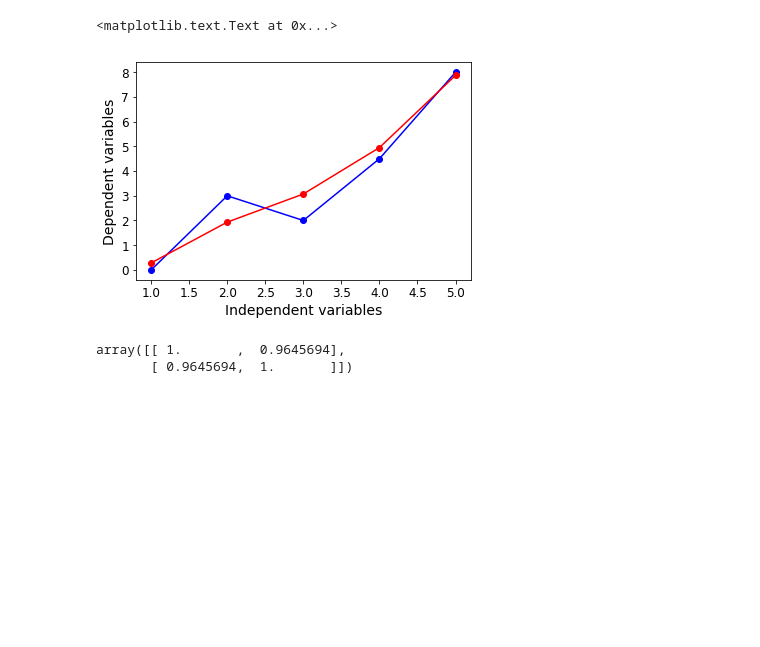
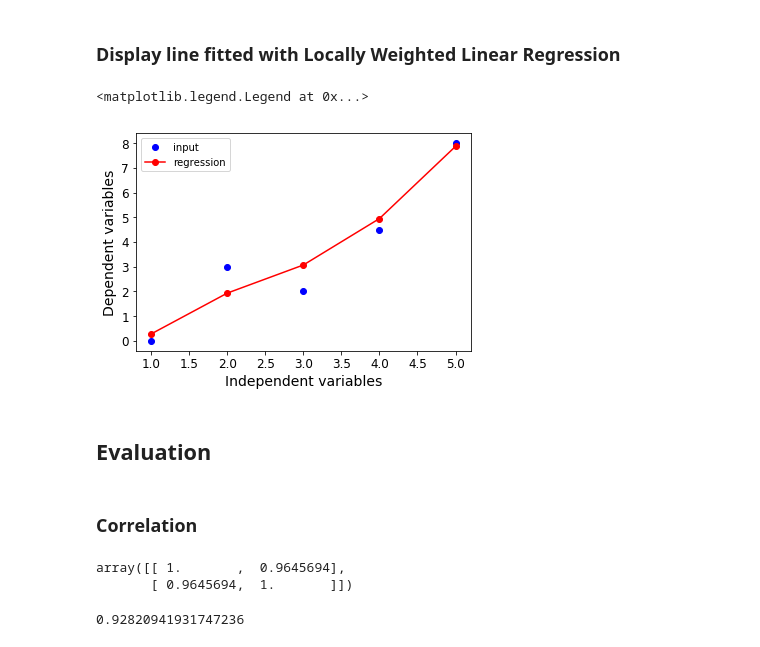
Before and after one commit to martinkersner/regression-meetup, a Jupyter notebook: LocallyWeightedLinearRegression.ipynb, the cells around one changed output. Saved outputs shown, nothing was run; the diff lists cells and outputs as text; code cells hidden in the pictures; blank space fills up the shorter version.

```diff
--- a/LocallyWeightedLinearRegression.ipynb
+++ b/LocallyWeightedLinearRegression.ipynb
@@ -11,6 +21,6 @@ plt.rcParams['ytick.labelsize'] = 12
 # %%
-X = np.matrix([[1], [2], [3], [4], [5]])
-y = np.matrix([[0], [3], [2], [4.5], [8]])
+X = np.matrix([[1, 2, 3, 4, 5]]).T
+y = np.matrix([[0, 3, 2, 4.5, 8]]).T
 
 # If features were not standardized, we have to add ones as a first column to data matrix
 X = np.c_[np.ones(X.shape[0]), X]
@@ -29,27 +100,12 @@ $w(i,i) = exp(\frac{|x^{i}-x|}{-2k^2})$
 # %%
 # Inspired by book Machine Learning in Action, Peter Harrington
-def gaussian(X, k=1.0):
-    return np.asscalar(np.exp(X*X.T / (-2.0*k**2)))
+def lwlr(X, y, X_i):
+    """Compute Locally Weighted Linear Regression.
 
-def create_kernel(X, X_i):
-    """
-    X    data matrix
-    X_i  data point
-    """
-    def apply_kernel(X_j):
-        diff_mat = X_j - X_i
-        return gaussian(diff_mat)
-
-    w = np.apply_along_axis(apply_kernel, axis=1, arr=X)
-
-    return np.diag(w)
-
-def lwlr(X, y, X_i):
-    """
-    Compute locally weighted linear regression.
-    X_i  data point
+    Args
     X    data matrix
     y    labels
+    X_i  data point
     """
     W = create_kernel(X, X_i)
 
@@ -69,29 +125,40 @@ def test_lwlr(X, y, X_test):
     y       labels
     X_test  test data matrix
     """
-    def lwlr_apply(row):
-        return np.asscalar(lwlr(X, y, row))
+    def lwlr_apply(X_row):
+        return np.asscalar(lwlr(X, y, X_row))
 
     y_hat = np.apply_along_axis(lwlr_apply, axis=1, arr=X_test)
 
     return np.array(y_hat)
 # %%
 y_hat = test_lwlr(X, y, X)
+# %% [markdown]
+### Display line fitted with Locally Weighted Linear Regression
 # %%
 srt_idx = X[:, 1].argsort(0)
 x_sort  = X[srt_idx][:, 0, :]
 
 fig = plt.figure()
 ax = fig.add_subplot(111)
-ax.plot(X[:,1], y,  marker='o', linestyle='-', color='b')
-ax.plot(x_sort[:, 1], y_hat[srt_idx],  marker='o', linestyle='-', color='r')
+ax.plot(X[:,1], y,  marker='o', linestyle='', color='b', label="input")
+ax.plot(x_sort[:, 1], y_hat[srt_idx],  marker='o', linestyle='-', color='r', label="regression")
 plt.ylabel('Dependent variables')
 plt.xlabel('Independent variables')
+plt.legend()
 # %% [output]
-<matplotlib.text.Text at 0x...>
+<matplotlib.legend.Legend at 0x...>
-[figure, old version]
+[figure, new version]
+# %% [markdown]
+## Evaluation
+# %% [markdown]
+### Correlation
 # %%
 np.corrcoef(np.transpose(y), np.transpose(y_hat))
 # %% [output]
 array([[ 1.       ,  0.9645694],
        [ 0.9645694,  1.       ]])
+# %%
+r2_score(y, y_hat)
+# %% [output]
+0.92820941931747236
```
Also changed, not shown: parts of 14 cells of this notebook, 1 other file.
